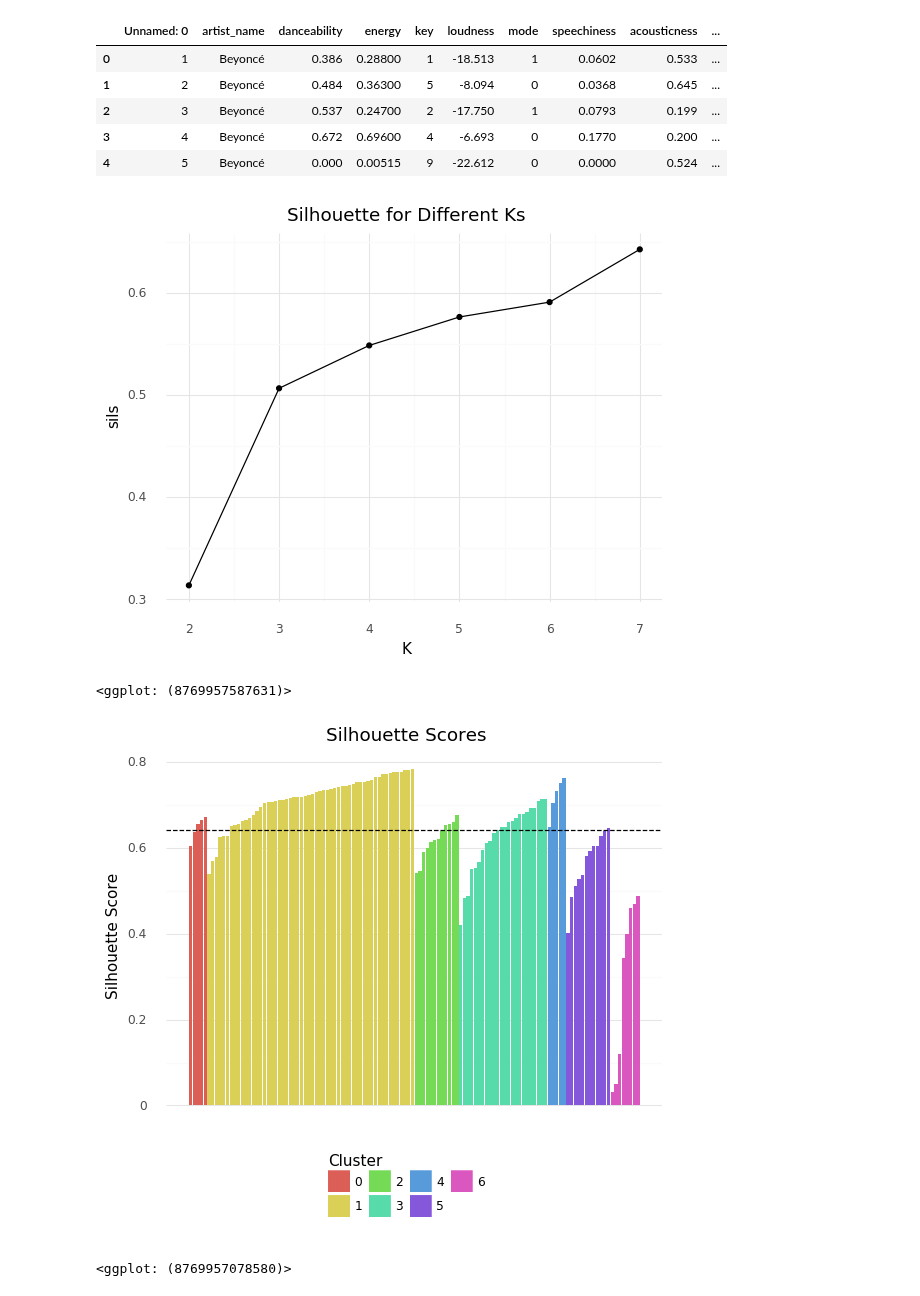
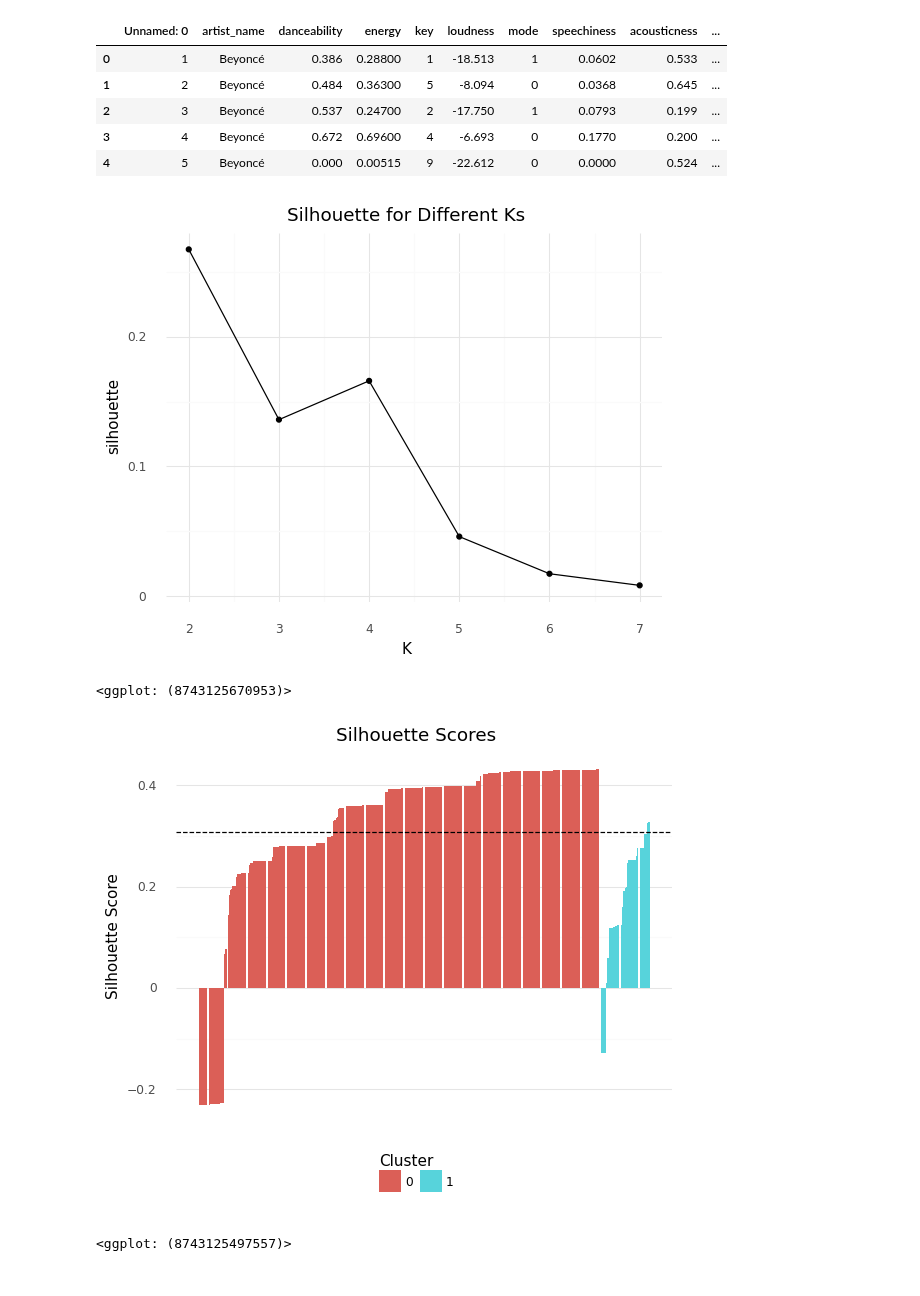
Before and after one commit to chelseaparlett/CPSC392ParlettPelleriti, a Jupyter notebook: Lectures/LectureNotebooks/Gaussian_Mixture_Models--Class_17.ipynb, the cells around one changed output. Drawn from its saved outputs; the diff is of its cells as text; code cells hidden in the pictures.

```diff
--- a/Lectures/LectureNotebooks/Gaussian_Mixture_Models--Class_17.ipynb
+++ b/Lectures/LectureNotebooks/Gaussian_Mixture_Models--Class_17.ipynb
@@ -153,15 +151,15 @@ scale_fill_discrete(name = "Cluster"))
 # %% [markdown]
 # Multiple Dimensions
 # %%
+# sugar protein fat
 features = ["Sugar(g)", "Protein(g)", "Fat(g)"]
 
 X = bk[features]
 
 z = StandardScaler()
-
-X[features] = z.fit_transform(X)
+X[features] = z.fit_transform(X[features])
 # %%
-EM = GaussianMixture(n_components = 3)
-
-EM.fit(X)
+# model
+gmm = GaussianMixture(n_components = 3)
+gmm.fit(X[features])
 # %% [output]
@@ -172,4 +167,5 @@ GaussianMixture(covariance_type='full', init_params='kmeans', max_iter=100,
 # %%
-cluster = EM.predict(X)
+# predictions
+cluster = gmm.predict(X[features])
 cluster
 # %% [output]
@@ -240,61 +239,63 @@ features = ["speechiness", "acousticness", "instrumentalness", "liveness", "vale
 
 # z = StandardScaler() they have the same scale
 X[features] = bey[features]
-Xdf = X
 
 n_components = [2,3,4,5,6,7]
 
 sils = []
+
 for n in n_components:
-    gmm = GaussianMixture(n_components = n)
-    gmm.fit(X)
-    colName =  "assign" + str(n)
-    clusters = gmm.predict(X)
+  gmm = GaussianMixture(n_components=n)
+  gmm.fit(X[features])
 
-    Xdf[colName] = clusters
+  colName = "assignments" + str(n)
+  clusters = gmm.predict(X[features])
 
-    sils.append(silhouette_score(X, clusters))
+  X[colName] = clusters
+
+  sils.append(silhouette_score(X[features], clusters))
 
 sil_df = pd.DataFrame({"K": n_components,
                       "silhouette": sils})
 
-(ggplot(sil_df, aes(x = "K", y = "sils")) + geom_point() +
+(ggplot(sil_df, aes(x = "K", y = "silhouette")) + geom_point() +
 geom_line() +
 theme_minimal() +
 labs(title = "Silhouette for Different Ks"))
 # %% [output]
-[figure, old version]
+[figure, new version]
-<ggplot: (8769957587631)>
+<ggplot: (8743125670953)>
 # %%
-final_gmm = GaussianMixture(7)
-final_gmm.fit(X)
+# model
+gmm = GaussianMixture(n_components=2)
+gmm.fit(X[features])
 
-cluster = final_gmm.predict(X)
+cluster = gmm.predict(X[features])
 
 sil_points = silhouette_samples(X, cluster)
 # sil_points
 
 # add silhouette scores and clusters to X
 X["sil"] = sil_points
 X["cluster"] = cluster
 
 # sort X by cluster and silhouette score just to look better
 X = X.sort_values(by = ["cluster", "sil"], ascending = True)
 
 # number rows for graphing
 X["number"] = range(0,X.shape[0])
 
 
 (ggplot(X, aes(x = "number", y = "sil", fill = "factor(cluster)")) +
 geom_bar(stat = "identity") +
 geom_hline(yintercept = np.mean(sil_points), linetype = "dashed") +
 theme_minimal() +
 labs(x = "", y = "Silhouette Score", title = "Silhouette Scores") +
 theme(axis_text_x= element_blank(),
 panel_grid_major_x= element_blank(),
 panel_grid_minor_x= element_blank(),
 legend_position= "bottom") +
 scale_fill_discrete(name = "Cluster"))
 # %% [output]
-[figure, old version]
+[figure, new version]
-<ggplot: (8769957078580)>
+<ggplot: (8743125497557)>
```
Also changed, not shown: parts of 15 cells of this notebook.
